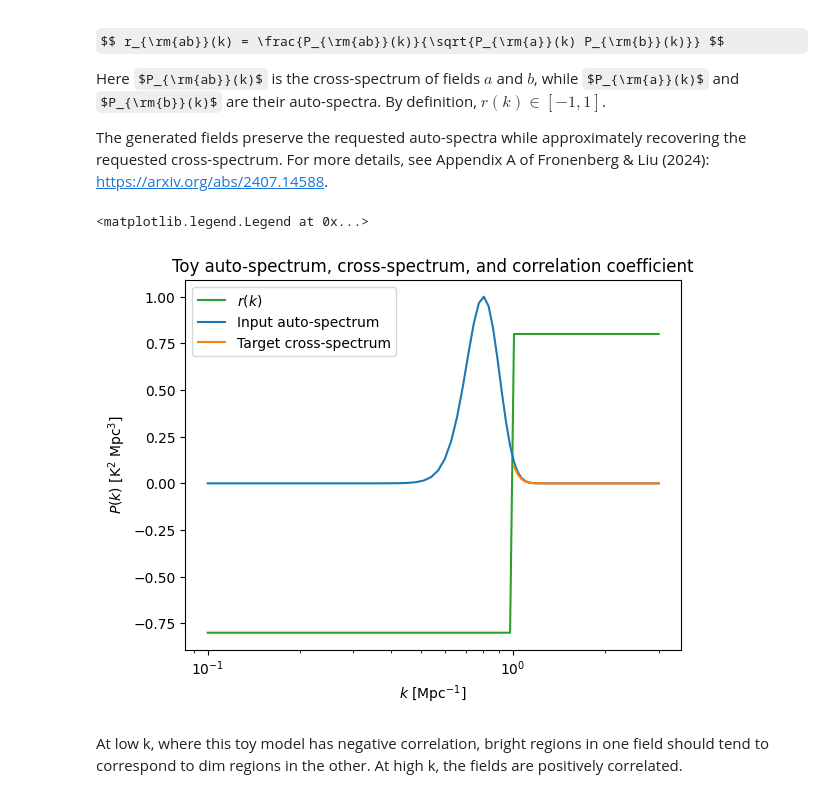
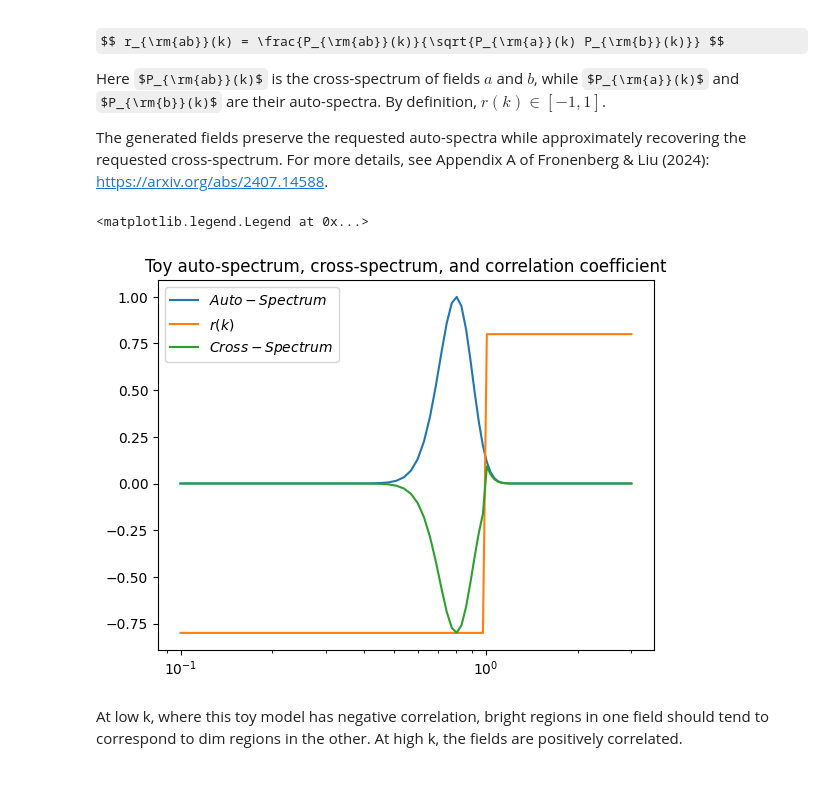
Before and after one commit to McGill-Cosmic-Dawn-Group/LIMstat, a Jupyter notebook: tutorials/tutorial_cosmo_signal.ipynb, the cells around one changed output. Cells and saved outputs as stored; diff of their text form; code cells hidden in the pictures; some formulas as TeX source.

```diff
--- a/tutorials/tutorial_cosmo_signal.ipynb
+++ b/tutorials/tutorial_cosmo_signal.ipynb
@@ -218,15 +218,17 @@ def r_of_k(k):
 # %%
 k = np.linspace(0.1, 3, 100)
 
 fig, ax = plt.subplots(1, 1)
-plotting.plot_ps1d(pspec_1d=gaussian_ps(k, amp=1), kbins=k, ax=ax, label=r'Input auto-spectrum', log=False)
-plotting.plot_ps1d(pspec_1d=r_of_k(k) * gaussian_ps(k, amp=1), kbins=k, ax=ax, label=r'Target cross-spectrum', log=False)
+ax.plot(k, gaussian_ps(k, amp=1), label=r'$Auto-Spectrum$')
 ax.plot(k, r_of_k(k), label=r'$r(k)$')
+ax.plot(k, r_of_k(k) * gaussian_ps(k, amp=1), label=r'$Cross-Spectrum$')
+
+ax.set_xscale('log')
 ax.set_title('Toy auto-spectrum, cross-spectrum, and correlation coefficient')
 ax.legend()
 # %% [output]
 <matplotlib.legend.Legend at 0x...>
-[figure, old version]
+[figure, new version]
 # %% [markdown]
 At low k, where this toy model has negative correlation, bright regions in one field should tend to correspond to dim regions in the other. At high k, the fields are positively correlated.
 # %%
```
Also changed, not shown: parts of 4 cells of this notebook, 3 other files.
